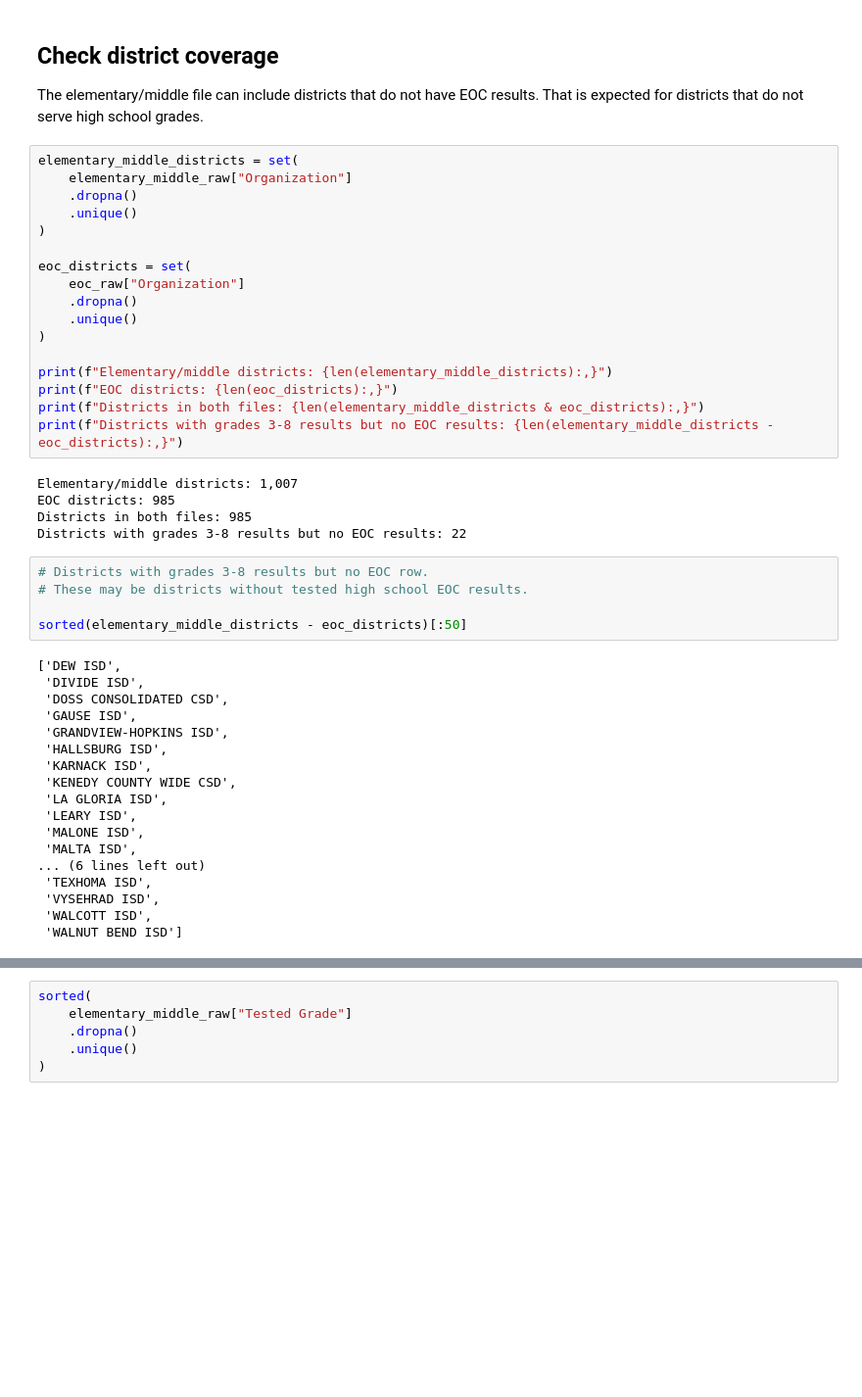
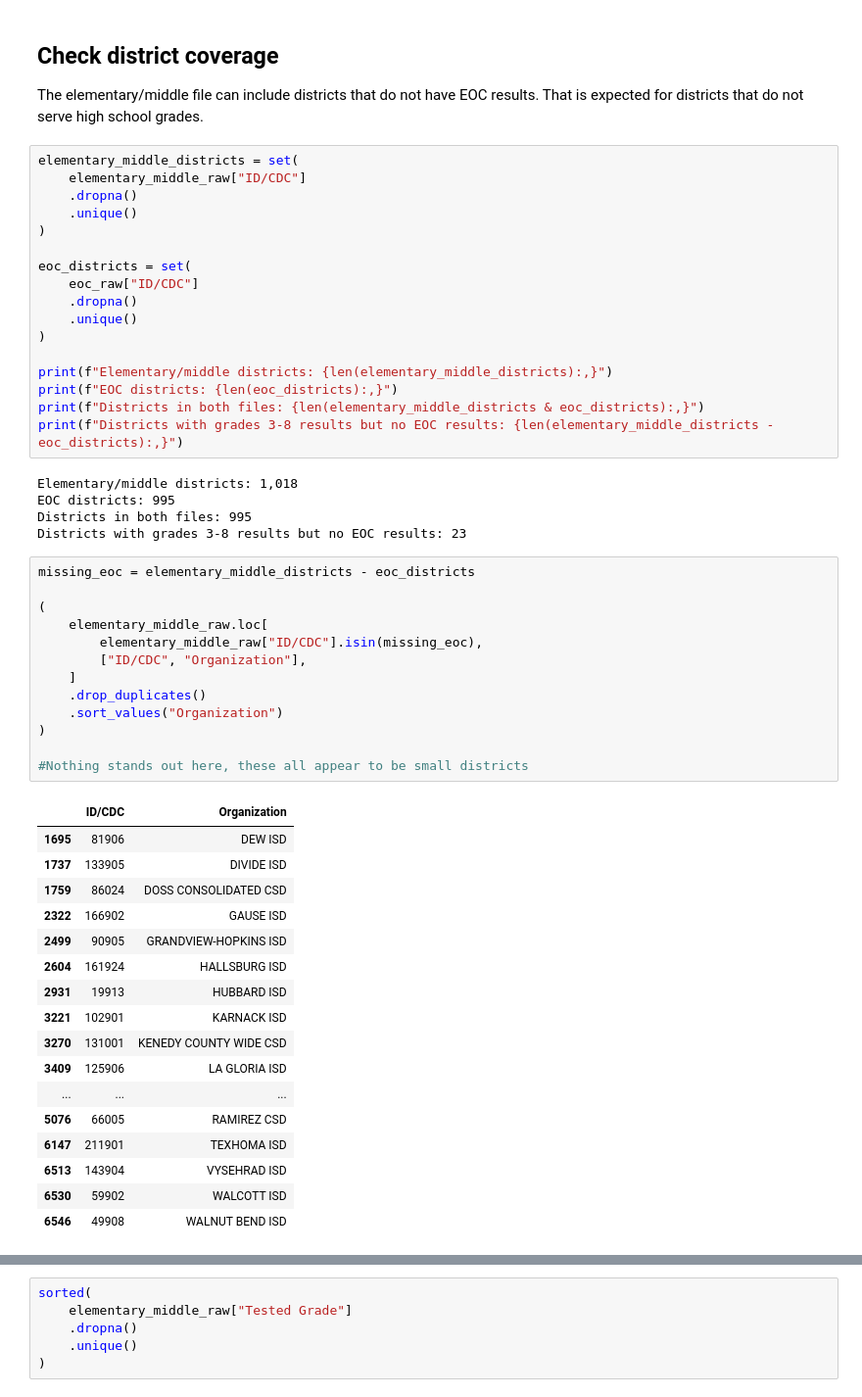
Before and after one commit to sfchronicle/STARR-median-income, a Jupyter notebook: notebooks/02_build_staar_summary_final_suffix_filter.ipynb, the cells around one changed output, grey strips where cells are left out. Shown at 98% size. Saved outputs shown, nothing was run; the diff lists cells and outputs as text; blank space fills up the shorter version.

```diff
--- a/notebooks/02_build_staar_summary_final_suffix_filter.ipynb
+++ b/notebooks/02_build_staar_summary_final_suffix_filter.ipynb
@@ -136,13 +136,13 @@ EOC districts after district filter: 985
 The elementary/middle file can include districts that do not have EOC results. That is expected for districts that do not serve high school grades.
 # %%
 elementary_middle_districts = set(
-    elementary_middle_raw["Organization"]
+    elementary_middle_raw["ID/CDC"]
     .dropna()
     .unique()
 )
 
 eoc_districts = set(
-    eoc_raw["Organization"]
+    eoc_raw["ID/CDC"]
     .dropna()
     .unique()
 )
@@ -152,32 +152,40 @@ print(f"EOC districts: {len(eoc_districts):,}")
 print(f"Districts in both files: {len(elementary_middle_districts & eoc_districts):,}")
 print(f"Districts with grades 3-8 results but no EOC results: {len(elementary_middle_districts - eoc_districts):,}")
 # %% [output]
-Elementary/middle districts: 1,007
-EOC districts: 985
-Districts in both files: 985
-Districts with grades 3-8 results but no EOC results: 22
+Elementary/middle districts: 1,018
+EOC districts: 995
+Districts in both files: 995
+Districts with grades 3-8 results but no EOC results: 23
 # %%
-# Districts with grades 3-8 results but no EOC row.
-# These may be districts without tested high school EOC results.
+missing_eoc = elementary_middle_districts - eoc_districts
 
-sorted(elementary_middle_districts - eoc_districts)[:50]
+(
+    elementary_middle_raw.loc[
+        elementary_middle_raw["ID/CDC"].isin(missing_eoc),
+        ["ID/CDC", "Organization"],
+    ]
+    .drop_duplicates()
+    .sort_values("Organization")
+)
+
+#Nothing stands out here, these all appear to be small districts
 # %% [output]
-['DEW ISD',
- 'DIVIDE ISD',
- 'DOSS CONSOLIDATED CSD',
- 'GAUSE ISD',
- 'GRANDVIEW-HOPKINS ISD',
- 'HALLSBURG ISD',
- 'KARNACK ISD',
- 'KENEDY COUNTY WIDE CSD',
- 'LA GLORIA ISD',
- 'LEARY ISD',
- 'MALONE ISD',
- 'MALTA ISD',
-... (6 lines left out)
- 'TEXHOMA ISD',
- 'VYSEHRAD ISD',
- 'WALCOTT ISD',
- 'WALNUT BEND ISD']
+|  | ID/CDC | Organization |
+| 1695 | 81906 | DEW ISD |
+| 1737 | 133905 | DIVIDE ISD |
+| 1759 | 86024 | DOSS CONSOLIDATED CSD |
+| 2322 | 166902 | GAUSE ISD |
+| 2499 | 90905 | GRANDVIEW-HOPKINS ISD |
+| 2604 | 161924 | HALLSBURG ISD |
+| 2931 | 19913 | HUBBARD ISD |
+| 3221 | 102901 | KARNACK ISD |
+| 3270 | 131001 | KENEDY COUNTY WIDE CSD |
+| 3409 | 125906 | LA GLORIA ISD |
+| ... | ... | ... |
+| 5076 | 66005 | RAMIREZ CSD |
+| 6147 | 211901 | TEXHOMA ISD |
+| 6513 | 143904 | VYSEHRAD ISD |
+| 6530 | 59902 | WALCOTT ISD |
+| 6546 | 49908 | WALNUT BEND ISD |
 # %%
 # Districts with EOC results but no grades 3-8 row.
```
Also changed, not shown: parts of 12 cells of this notebook, 2 other files.
